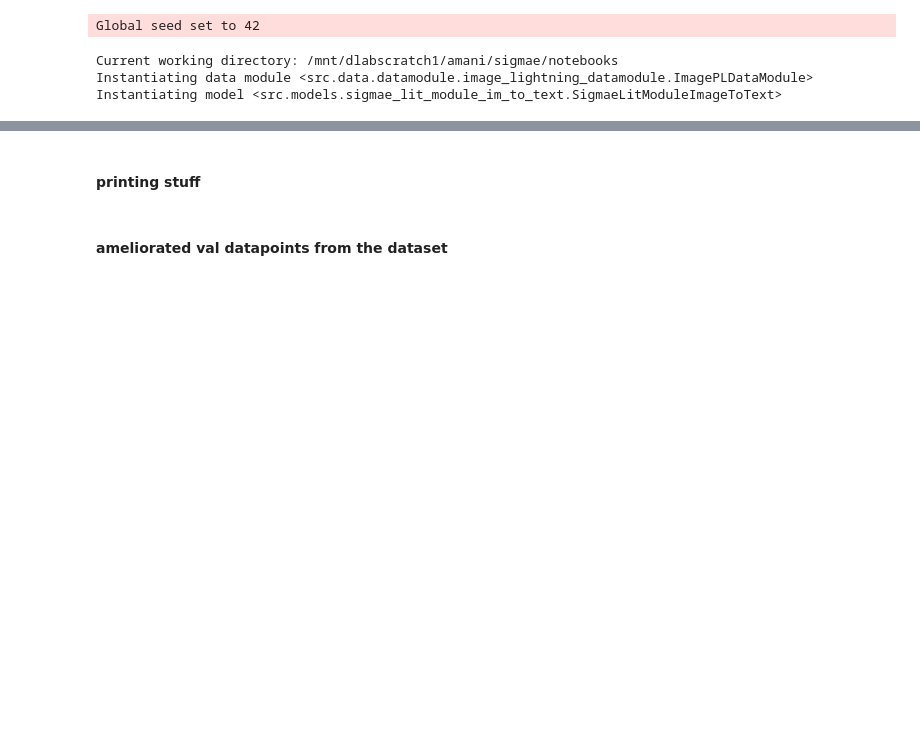
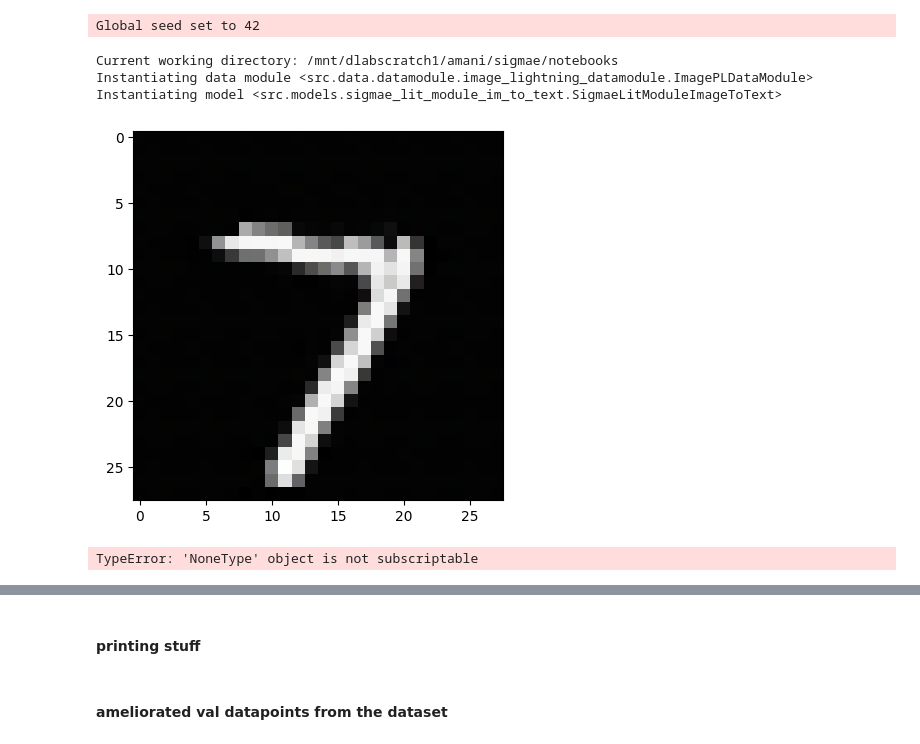
Before and after one commit to mh-amani/sigmae, a Jupyter notebook: notebooks/model_loading_and_playground.ipynb, the cells around one changed output, grey strips where cells are left out. Cells and saved outputs as stored; diff of their text form; code cells hidden in the pictures; blank space fills up the shorter version.

Commit message:
vqvae model, vqgan, mnist all work

```diff
--- a/notebooks/model_loading_and_playground.ipynb
+++ b/notebooks/model_loading_and_playground.ipynb
@@ -6,8 +11,19 @@ from  notebook_utils import run_inference, send_batch_to_device
 # %% [markdown]
 ___
 ### analysis of the model outputs
+# %%
+def show_image(image):
+    image = image.cpu().detach().numpy()
+    image_max = np.max(image)
+    image_min = np.min(image)
+    image = (image - image_min) / (image_max - image_min)
+    image = np.clip(image, 0, 1)
+    image = (image * 255).astype(np.uint8)
+    image = Image.fromarray(image.transpose(1, 2, 0))
+    plt.imshow(image)
+    plt.show()
 # %%
-path = "/dlabscratch1/amani/sigmae/logs/train/runs/2024-09-12_13-07-22/"
+path = "/dlabscratch1/amani/sigmae/logs/train/runs/2024-09-13_20-51-11/"
 
 batch_size = 32
 model_path = path + "checkpoints/last.ckpt"
@@ -27,9 +43,29 @@ datamodule.setup('test', processor_z=model.processor_z)
 test_datamodule = datamodule.test_dataloader()
 batch = next(iter(test_datamodule))
 batch = send_batch_to_device(batch, model.device)
-output = model.forward(batch['x'], batch['z'], batch['data_type'])
+# output = model.forward(batch['x'], batch['z'], batch['data_type'])
 # %% [output]
 Global seed set to 42
 Current working directory: /mnt/dlabscratch1/amani/sigmae/notebooks
 Instantiating data module <src.data.datamodule.image_lightning_datamodule.ImagePLDataModule>
 Instantiating model <src.models.sigmae_lit_module_im_to_text.SigmaeLitModuleImageToText>
+# %%
+# teacherforced_outputs
+# noise = torch.randn_like(batch['z'])
+output_teacher_forced = model.forward(batch['x'], batch['z'], batch ['data_type'])
+image_patches_teacher_forced = output_teacher_forced[0]['zxz']['id_z']
+
+image_teacher_forced = model.fold(image_patches_teacher_forced[:,:-1,...].permute (0, 2, 1))
+show_image(image_teacher_forced[0])
+# %% [output]
+[figure, added]
+# %%
+# autoreg_outputs
+
+# output_autoreg = model.symbolic_autoencoder_wrapper_zxz(x_embeds_enc=, teacher_force_z=False)
+output_teacher_forced = model.forward(batch['x'], batch['z'], batch ['data_type'], stage='val')
+image_patches_autoreg = output_autoreg['id_z']
+image_autoreg = model.fold(image_patches_autoreg.permute (0, 2, 1))
+show_image(image_autoreg[0])
+# %% [output]
+TypeError: 'NoneType' object is not subscriptable
```
Also changed, not shown: parts of 8 cells of this notebook, 19 other files.
